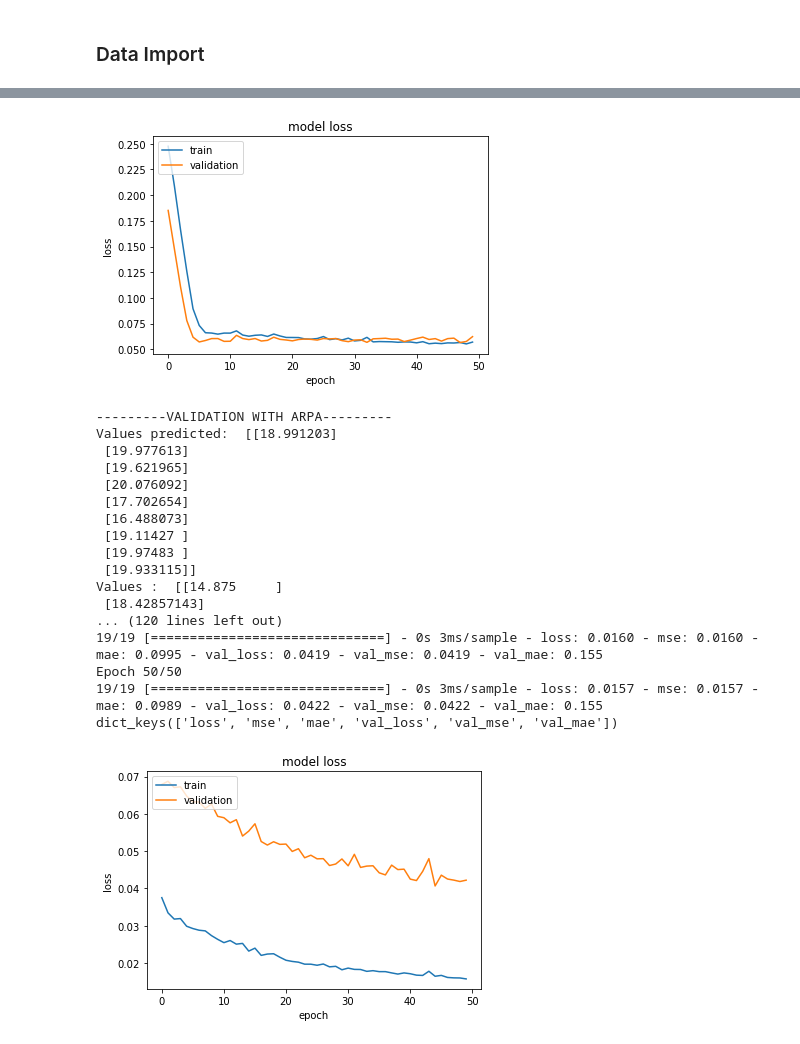
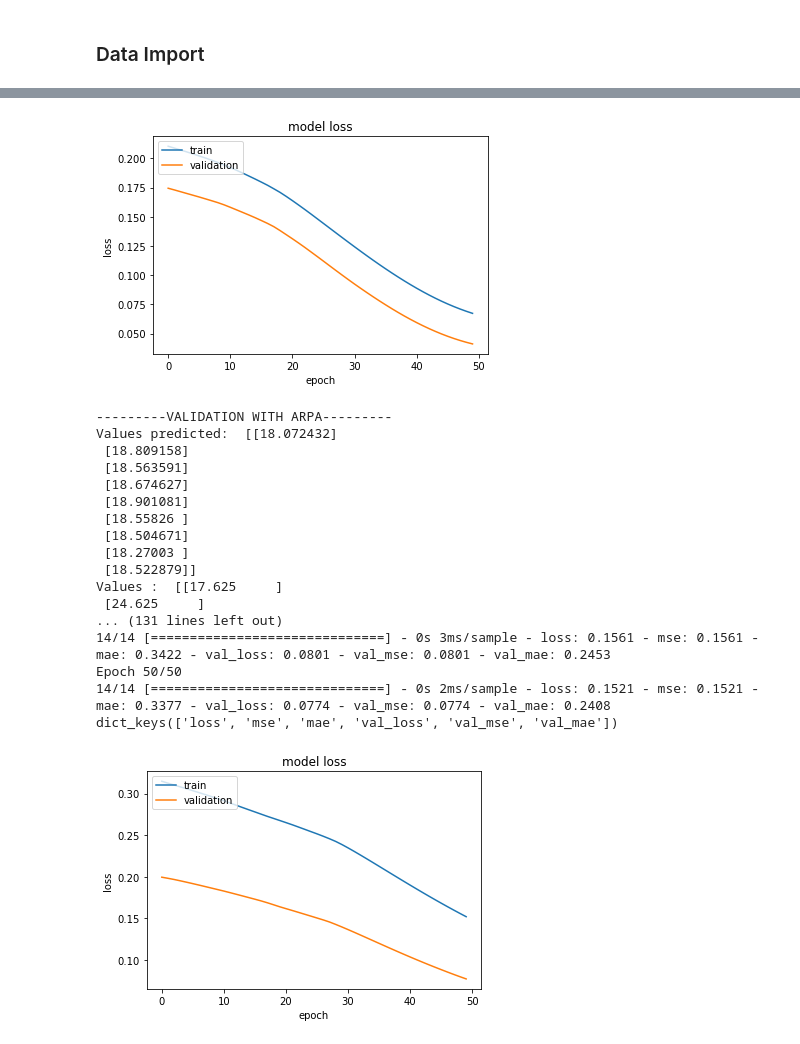
Before and after one commit to gisgeolab/D-DUST, a Jupyter notebook: notebooks/Keras_prediction_model.ipynb, the cells around one changed output, grey strips where cells are left out. Cells and saved outputs as stored; diff of their text form; code cells hidden in the pictures.

```diff
--- a/notebooks/Keras_prediction_model.ipynb
+++ b/notebooks/Keras_prediction_model.ipynb
@@ -31,7 +31,7 @@ from sklearn.metrics import r2_score
 # %% [markdown]
 ### Data Import
 # %%
-RESOLUTION = '0_01'
+RESOLUTION = '0_1'
 geopackages = os.listdir('grids_'+RESOLUTION)
 #geopackages.remove('.DS_Store')
 
@@ -39,13 +39,6 @@ TARGET = 'pm25_st'
 NUMBER_OF_PARAMS = 8
 NUMBER_OF_COVARIATES = NUMBER_OF_PARAMS + 2
 
-model = Sequential()
-model.add(Dense(NUMBER_OF_COVARIATES, input_dim=NUMBER_OF_COVARIATES, kernel_initializer='normal', activation='relu'))
-model.add(Dense(NUMBER_OF_COVARIATES/2, activation='relu'))
-model.add(Dense(1, activation='linear'))
-model.summary()
-
-model.compile(loss='mse', optimizer='adam', metrics=['mse','mae'])
 
 
 
@@ -57,9 +50,9 @@ for grid in geopackages:
     coll['pm25_cams'] = data['pm25_cams']
     coll = coll.dropna(axis=0)
 
-    print('Mean Absolute Error: ',mean_absolute_error(coll['pm25_cams'], coll['pm25_st'], ))
-    print('Mean Squared Error: ',mean_squared_error(coll['pm25_cams'], coll['pm25_st']))
-    print('R2 score: ',r2_score(coll['pm25_cams'], coll['pm25_st']))
+    #print('Mean Absolute Error: ',mean_absolute_error(coll['pm25_cams'], coll['pm25_st'], ))
+    #print('Mean Squared Error: ',mean_squared_error(coll['pm25_cams'], coll['pm25_st']))
+    #print('R2 score: ',r2_score(coll['pm25_cams'], coll['pm25_st']))
 
 
     data = data[~data[TARGET].isnull()]
@@ -73,8 +66,8 @@ for grid in geopackages:
     data.pop('right')
 
 
-    #labels = pd.read_csv('features_' +RESOLUTION +'/'+grid[:-5]+'.csv')['Features']
-    labels = pd.read_csv('fs.csv')['Features']
+    labels = pd.read_csv('features_' +RESOLUTION +'/'+grid[:-5]+'.csv')['Features']
+    #labels = pd.read_csv('fs.csv')['Features']
 
     labels = ml.remove_int_values(labels.tolist())
     #data.pop('pm25_cams')
@@ -97,7 +90,7 @@ for grid in geopackages:
     #NUMBER_OF_COVARIATES = X.shape[1]
     y1 = np.array(Y)
 
-    X_train, X_val, y_train, y_val = train_test_split(X, y1, test_size=0.25)
+    X_train, X_val, y_train, y_val = train_test_split(X, y1, test_size=0.30)
 
     y_train=np.reshape(y_train, (-1,1))
     y_val=np.reshape(y_val, (-1,1))
@@ -114,10 +107,18 @@ for grid in geopackages:
     ytrain_scale=scaler_y.transform(y_train)
     scaler_y.fit(y_val)
     yval_scale=scaler_y.transform(y_val)
+
+    model = Sequential()
+    model.add(Dense(NUMBER_OF_COVARIATES, input_dim=NUMBER_OF_COVARIATES, kernel_initializer='normal', activation='relu'))
+    model.add(Dense(NUMBER_OF_COVARIATES/2, activation='relu'))
+    model.add(Dense(1, activation='linear'))
+    model.summary()
+
+    model.compile(loss='mse', optimizer='adam', metrics=['mse','mae'])
+
     print('---------'+ grid +'---------')
 
-
-    history=model.fit(xtrain_scale, ytrain_scale, epochs=50, batch_size=1, verbose=1, validation_split=0.25)
+    history=model.fit(xtrain_scale, ytrain_scale, epochs=50, batch_size=xtrain_scale.shape[0], verbose=1, validation_split=0.30)
     predictions = model.predict(xval_scale)
 
     print(history.history.keys())
@@ -148,7 +149,7 @@ for grid in geopackages:
 
     data_new = gpd.read_file('grids_'+RESOLUTION+'/'+ grid)
     data_new = data_new[~data_new[TARGET].isnull()]
-    pm25_obs = data_new['pm25_cams']
+    pm25_obs = data_new['pm25_st']
     X_new = pd.DataFrame(data=data_new, columns=labels).dropna(axis=1)
     X_new = X_new.iloc[:, :NUMBER_OF_PARAMS]
 
@@ -197,21 +198,21 @@ Epoch 50/50
 dict_keys(['loss', 'mse', 'mae', 'val_loss', 'val_mse', 'val_mae'])
-[figure, old version]
+[figure, new version]
 ---------VALIDATION WITH ARPA---------
-Values predicted:  [[18.991203]
- [19.977613]
- [19.621965]
- [20.076092]
- [17.702654]
- [16.488073]
- [19.11427 ]
- [19.97483 ]
- [19.933115]]
-Values :  [[14.875     ]
- [18.42857143]
-... (120 lines left out)
-19/19 [==============================] - 0s 3ms/sample - loss: 0.0160 - mse: 0.0160 - mae: 0.0995 - val_loss: 0.0419 - val_mse: 0.0419 - val_mae: 0.155
+Values predicted:  [[18.072432]
+ [18.809158]
+ [18.563591]
+ [18.674627]
+ [18.901081]
+ [18.55826 ]
+ [18.504671]
+ [18.27003 ]
+ [18.522879]]
+Values :  [[17.625     ]
+ [24.625     ]
+... (131 lines left out)
+14/14 [==============================] - 0s 3ms/sample - loss: 0.1561 - mse: 0.1561 - mae: 0.3422 - val_loss: 0.0801 - val_mse: 0.0801 - val_mae: 0.2453
 Epoch 50/50
-19/19 [==============================] - 0s 3ms/sample - loss: 0.0157 - mse: 0.0157 - mae: 0.0989 - val_loss: 0.0422 - val_mse: 0.0422 - val_mae: 0.155
+14/14 [==============================] - 0s 2ms/sample - loss: 0.1521 - mse: 0.1521 - mae: 0.3377 - val_loss: 0.0774 - val_mse: 0.0774 - val_mae: 0.2408
 dict_keys(['loss', 'mse', 'mae', 'val_loss', 'val_mse', 'val_mae'])
-[figure, old version]
+[figure, new version]
 ---------VALIDATION WITH ARPA---------
```
Also changed, not shown: parts of 1 cell of this notebook, 1 other file.
